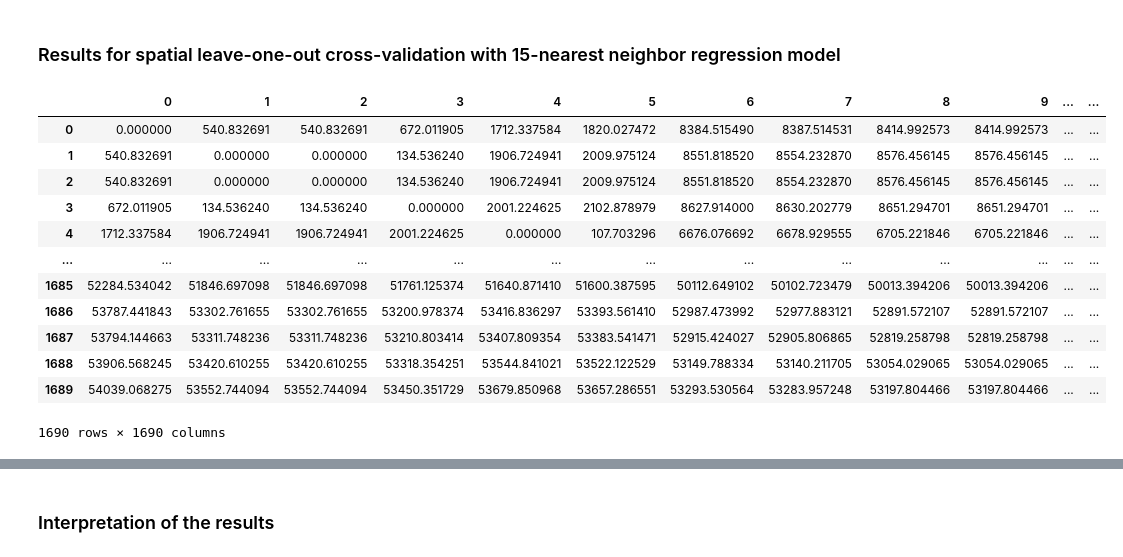
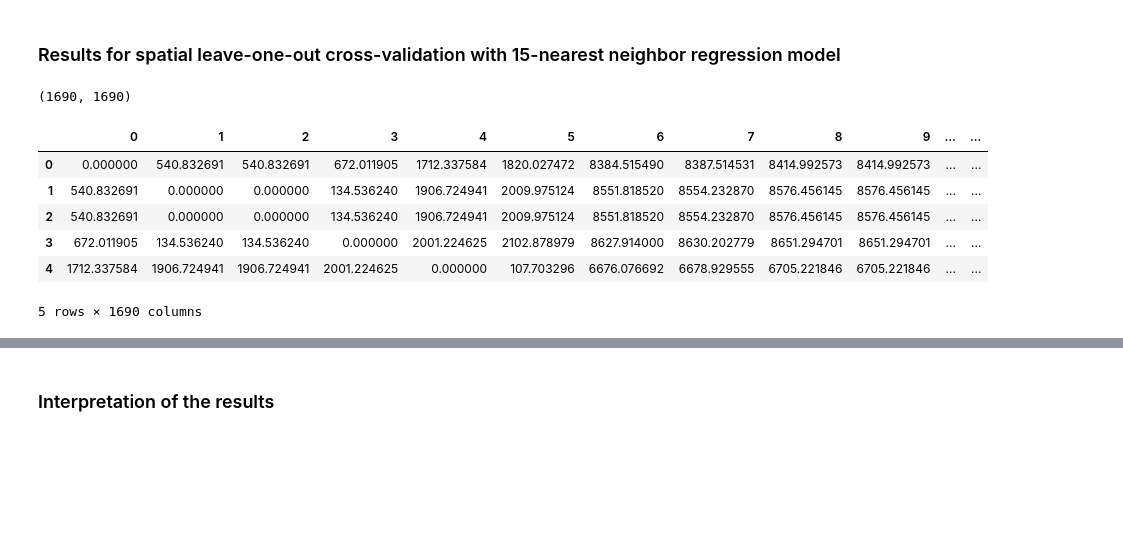
Before and after one commit to simulate111/spatial-cross-validation-, a Jupyter notebook: EMLM2024_exercise3_template.ipynb, the cells around one changed output, grey strips where cells are left out. Drawn from its saved outputs; the diff is of its cells as text; code cells hidden in the pictures; blank space fills up the shorter version.

```diff
--- a/EMLM2024_exercise3_template.ipynb
+++ b/EMLM2024_exercise3_template.ipynb
@@ -166,21 +162,18 @@ def cdists(coordinate_array):
 # %% [markdown]
 ### Results for spatial leave-one-out cross-validation with 15-nearest neighbor regression model
 # %%
+#Calculate the distances between points and their indices
 distance_matrix = cdists(coordinates_data.values)
-distance_matrix.shape
+display(distance_matrix.shape)
 distance_df = pd.DataFrame(distance_matrix)
-distance_df
+idxx =distance_df.index
+distance_df.head()
 # %% [output]
+(1690, 1690)
 |  | 0 | 1 | 2 | 3 | 4 | 5 | 6 | 7 | 8 | 9 | ... | ... |
 | 0 | 0.000000 | 540.832691 | 540.832691 | 672.011905 | 1712.337584 | 1820.027472 | 8384.515490 | 8387.514531 | 8414.992573 | 8414.992573 | ... | ... |
 | 1 | 540.832691 | 0.000000 | 0.000000 | 134.536240 | 1906.724941 | 2009.975124 | 8551.818520 | 8554.232870 | 8576.456145 | 8576.456145 | ... | ... |
 | 2 | 540.832691 | 0.000000 | 0.000000 | 134.536240 | 1906.724941 | 2009.975124 | 8551.818520 | 8554.232870 | 8576.456145 | 8576.456145 | ... | ... |
 | 3 | 672.011905 | 134.536240 | 134.536240 | 0.000000 | 2001.224625 | 2102.878979 | 8627.914000 | 8630.202779 | 8651.294701 | 8651.294701 | ... | ... |
 | 4 | 1712.337584 | 1906.724941 | 1906.724941 | 2001.224625 | 0.000000 | 107.703296 | 6676.076692 | 6678.929555 | 6705.221846 | 6705.221846 | ... | ... |
-| ... | ... | ... | ... | ... | ... | ... | ... | ... | ... | ... | ... | ... |
-| 1685 | 52284.534042 | 51846.697098 | 51846.697098 | 51761.125374 | 51640.871410 | 51600.387595 | 50112.649102 | 50102.723479 | 50013.394206 | 50013.394206 | ... | ... |
-| 1686 | 53787.441843 | 53302.761655 | 53302.761655 | 53200.978374 | 53416.836297 | 53393.561410 | 52987.473992 | 52977.883121 | 52891.572107 | 52891.572107 | ... | ... |
-| 1687 | 53794.144663 | 53311.748236 | 53311.748236 | 53210.803414 | 53407.809354 | 53383.541471 | 52915.424027 | 52905.806865 | 52819.258798 | 52819.258798 | ... | ... |
-| 1688 | 53906.568245 | 53420.610255 | 53420.610255 | 53318.354251 | 53544.841021 | 53522.122529 | 53149.788334 | 53140.211705 | 53054.029065 | 53054.029065 | ... | ... |
-| 1689 | 54039.068275 | 53552.744094 | 53552.744094 | 53450.351729 | 53679.850968 | 53657.286551 | 53293.530564 | 53283.957248 | 53197.804466 | 53197.804466 | ... | ... |
-1690 rows × 1690 columns
+5 rows × 1690 columns
```
Also changed, not shown: parts of 10 cells of this notebook.
